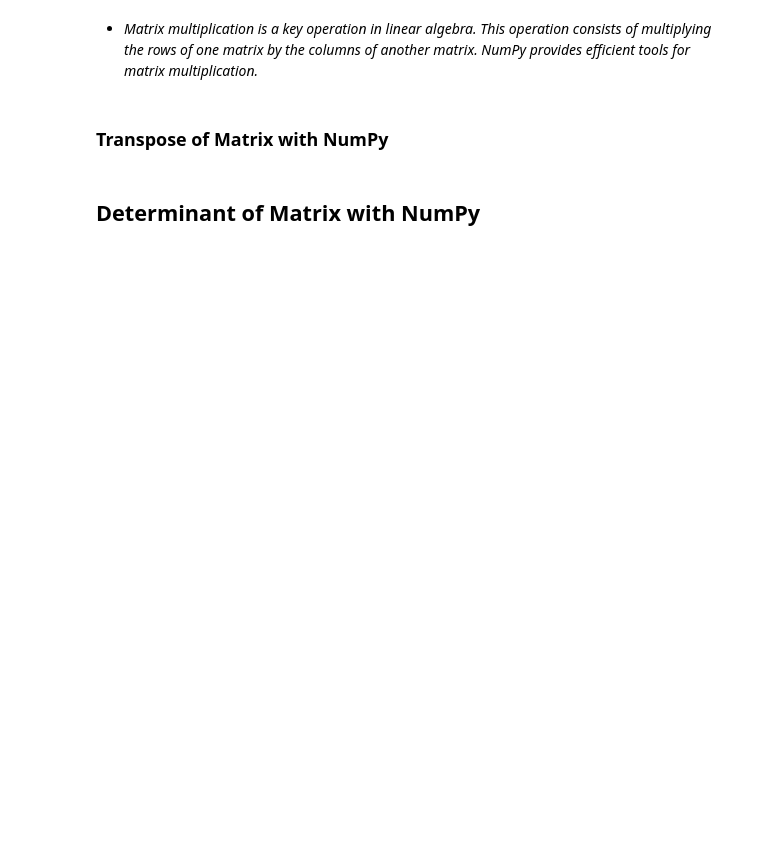
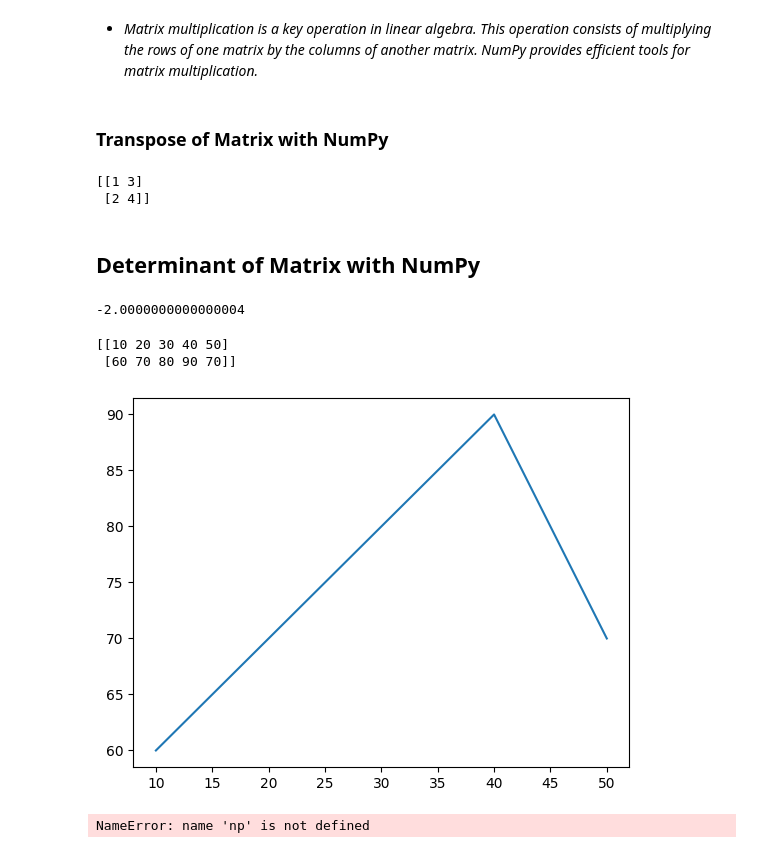
Before and after one commit to dr-afshinmehr/Computer_Vision_Image_Processing_Learning, a Jupyter notebook: Matrices_&_Vector_Calculating/Vectores&Matrices.ipynb, the cells around one changed output. Drawn from its saved outputs; the diff is of its cells as text; code cells hidden in the pictures; blank space fills up the shorter version.

```diff
--- a/Matrices_&_Vector_Calculating/Vectores&Matrices.ipynb
+++ b/Matrices_&_Vector_Calculating/Vectores&Matrices.ipynb
@@ -53,35 +56,48 @@ NumPy is short for "Numerical Python".
 # %% [markdown]
 ### Transpose of Matrix with NumPy
 # %%
-# matrix_A = np.array([[1, 2], [3, 4]])
+matrix_A = np.array([[1, 2], [3, 4]])
 
-# # Transpose of matrix_A
+# Transpose of matrix_A
 
 # transpose_A = matrix_A.T
-# print(transpose_A)
+# or
+transpose_A = matrix_A.transpose()
+print(transpose_A)
+# %% [output]
+[[1 3]
+ [2 4]]
 # %% [markdown]
 ## Determinant of Matrix with NumPy
 # %%
-# matrix_A = np.array([[1, 2], [3, 4]])
+matrix_A = np.array([[1, 2], [3, 4]])
 
 # Inverse of matrix_A
 
-# inverse_A = np.linalg.inv(matrix_A)
+inverse_A = np.linalg.inv(matrix_A)
 
 # Determinant of matrix_A
 
-# determinant_A = np.linalg.det(matrix_A)
-# print(determinant_A)
+determinant_A = np.linalg.det(matrix_A)
+print(determinant_A)
+# %% [output]
+-2.0000000000000004
 # %%
-# arr = np.array([[10, 20, 30, 40, 50], [60, 70, 80, 90, 100]])
-# print(arr)
+arr = np.array([[10, 20, 30, 40, 50], [60, 70, 80, 90, 70]])
+print(arr)
 
-# plot = plt.plot(arr[0], arr[1])
-# plt.show(plot)
+my_plot = plt.plot(arr[0], arr[1])
+plt.show(my_plot)
+# %% [output]
+[[10 20 30 40 50]
+ [60 70 80 90 70]]
+[figure, added]
 # %%
-# x = np.array([0, 30, 60, 90, 180])
-# y = np.sin(x)
+x = np.array([0, 30, 60, 90, 180])
+y = np.sin(x)
 
-# plot = plt.plot(x, y)
-# plt.show(plot)
+plot = plt.plot(x, y)
+plt.show(plot)
+# %% [output]
+NameError: name 'np' is not defined
 # %%
```
Also changed, not shown: parts of 3 cells of this notebook, 1 other file.
